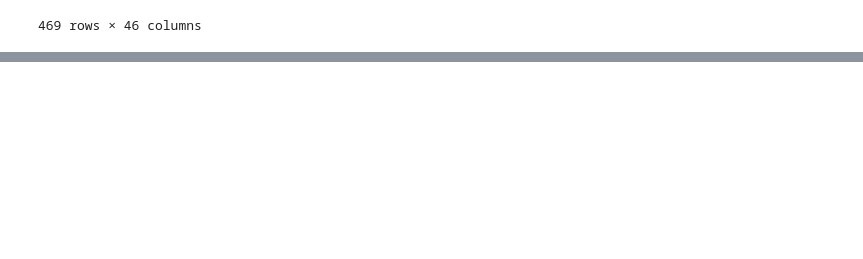
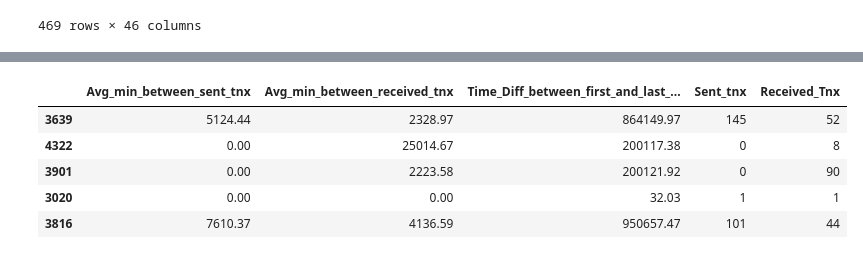
Before and after one commit to peii14/Eth-FraudDetection, a Jupyter notebook: nexXGBoost.ipynb, the cells around one changed output, grey strips where cells are left out. Drawn from its saved outputs; the diff is of its cells as text; code cells hidden in the pictures; blank space fills up the shorter version.

```diff
--- a/nexXGBoost.ipynb
+++ b/nexXGBoost.ipynb
@@ -150,0 +329,13 @@ Discover
+# %%
+comp = 3
+pca = PCA(n_components=comp)
+trimmed_cluster_df_plot = cluster_df_plot.iloc[:,0:5]
+pca.fit(trimmed_cluster_df_plot)
+trimmed_cluster_df_plot.head()
+# %% [output]
+|  | Avg_min_between_sent_tnx | Avg_min_between_received_tnx | Time_Diff_between_first_and_last_... | Sent_tnx | Received_Tnx |
+| 3639 | 5124.44 | 2328.97 | 864149.97 | 145 | 52 |
+| 4322 | 0.00 | 25014.67 | 200117.38 | 0 | 8 |
+| 3901 | 0.00 | 2223.58 | 200121.92 | 0 | 90 |
+| 3020 | 0.00 | 0.00 | 32.03 | 1 | 1 |
+| 3816 | 7610.37 | 4136.59 | 950657.47 | 101 | 44 |
```
Also changed, not shown: parts of 16 cells of this notebook, 1 other file.
